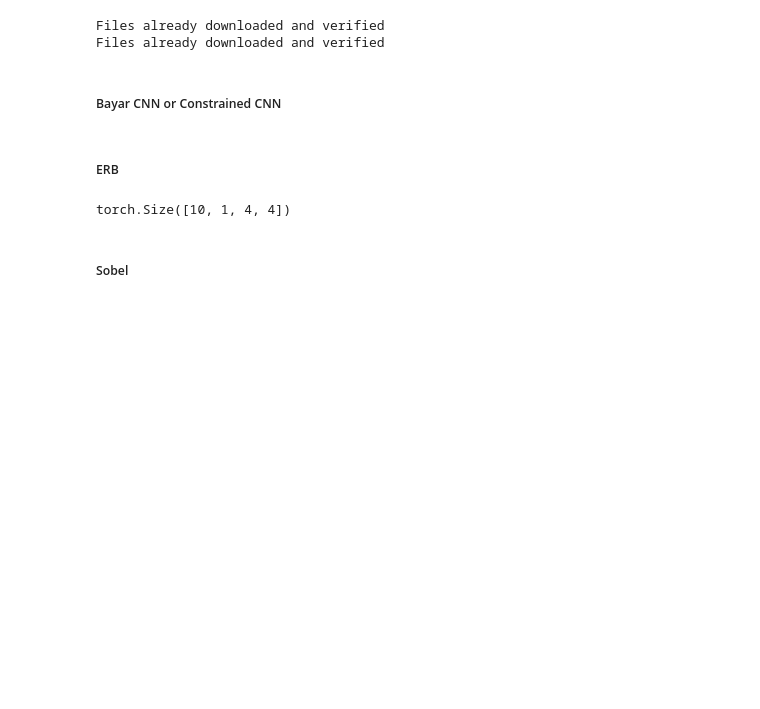
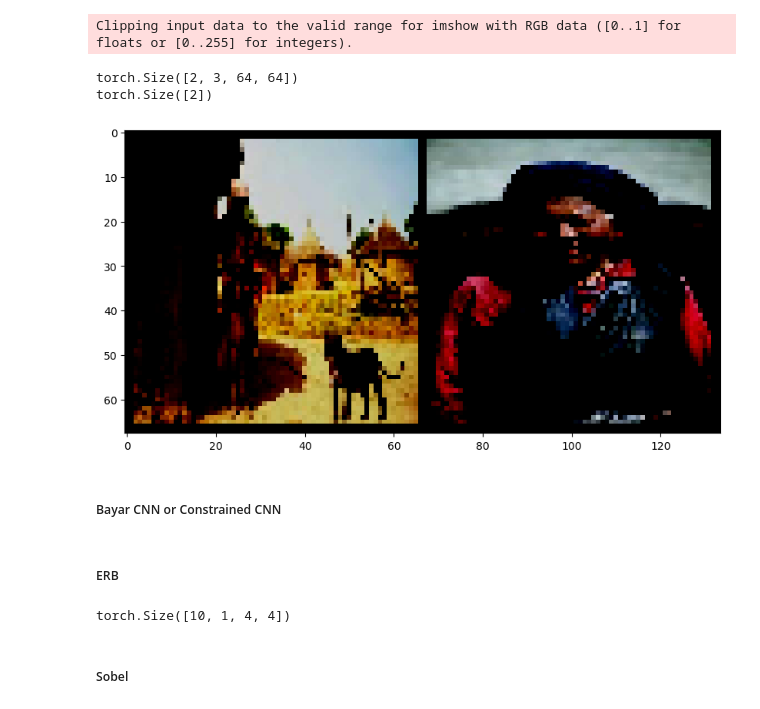
Before and after one commit to tarunkumar242000/SMAI_project, a Jupyter notebook: mvs.ipynb, the cells around one changed output. Saved outputs shown, nothing was run; the diff lists cells and outputs as text; code cells hidden in the pictures; blank space fills up the shorter version.

```diff
--- a/mvs.ipynb
+++ b/mvs.ipynb
@@ -39,13 +39,10 @@ import torchvision.models as models
 #     # Return the edge mask
 #     return edges
 # %%
-transform = transforms.Compose([
-                    transforms.ToTensor(),
-            ])
+# transform = transforms.Compose([
+#                     transforms.ToTensor(),
+#             ])
 
-trainset = datasets.CIFAR10(root='./data', train=True, download=True, transform=transform)
-testset=datasets.CIFAR10(root='./data', train=False, download=True, transform=transform)
+# trainset = datasets.CIFAR10(root='./data', train=True, download=True, transform=transform)
+# testset=datasets.CIFAR10(root='./data', train=False, download=True, transform=transform)
-# %% [output]
-Files already downloaded and verified
-Files already downloaded and verified
 # %%
@@ -55,3 +104,38 @@ testloader = torch.utils.data.DataLoader(testset,batch_size=10,shuffle=True,num_
+# %%
+authentic_path = r'C:\Users\pchhl\OneDrive\Desktop\MVS\CASIA2\Au'
+tampered_path = r'C:\Users\pchhl\OneDrive\Desktop\MVS\CASIA2\Tp'
+groundtruth_path = r'C:\Users\pchhl\OneDrive\Desktop\MVS\CASIA2\Casia 2 Groundtruth'
+
+transform = transforms.Compose([
+        transforms.ToTensor(),
+        transforms.Resize((64, 64)),
+        transforms.Normalize((0.5, 0.5, 0.5), (0.5, 0.5, 0.5))
+    ])
+
+dataset = CASIA(authentic_path, tampered_path,groundtruth_path, transform=transform)
+
+dataloader = DataLoader(dataset, batch_size=2, shuffle=True)
+# %%
+dataiter = iter(dataloader)
+images, labels = next(dataiter)
+# %%
+print(images.shape)
+print(labels.shape)
+
+def imshow(img):
+    img = img #/ 2 + 0.5     # unnormalize
+    npimg = img.numpy()
+    plt.figure(figsize=(10,10))
+    plt.imshow(np.transpose(npimg, (1, 2, 0)))
+    plt.show()
+
+
+imshow(torchvision.utils.make_grid(images))
+# %% [output]
+Clipping input data to the valid range for imshow with RGB data ([0..1] for floats or [0..255] for integers).
+torch.Size([2, 3, 64, 64])
+torch.Size([2])
+[figure, added]
 # %% [markdown]
 ##### Bayar CNN or Constrained CNN
 # %%
```
Also changed, not shown: parts of 14 cells of this notebook.
